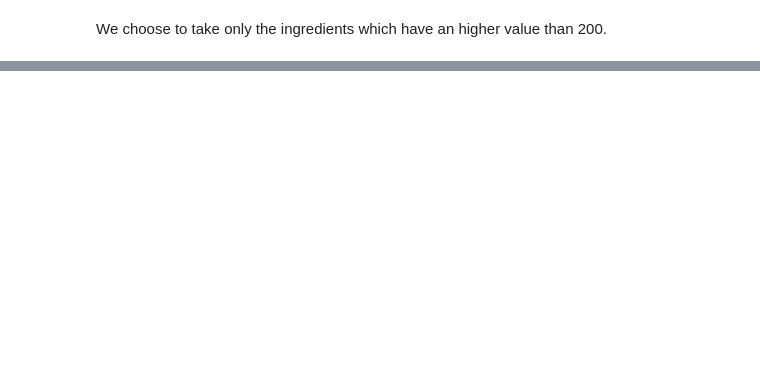
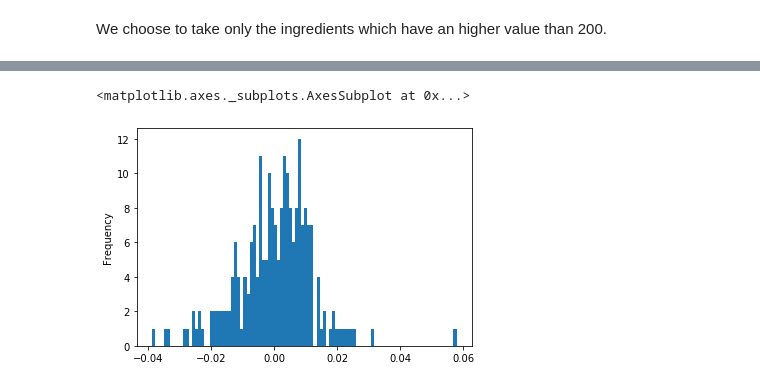
Before and after one commit to lautenba/ADA_pADAwan_Project, a Jupyter notebook: project.ipynb, the cells around one changed output, grey strips where cells are left out. Cells and saved outputs as stored; diff of their text form; code cells hidden in the pictures; blank space fills up the shorter version.

```diff
--- a/project-Marco.ipynb
+++ b/project.ipynb
@@ -462,9 +374,9 @@ recipe_data
 # %%
-Ranking_ingredients_dataframe = pd.DataFrame(columns =['Ranking'] + [a for a in AcceptedList_Ingredients])
 nbVariables = len(AcceptedList_Ingredients) + 1
-New_Line = pd.Series(np.zeros((nbVariables,)), index=['Ranking'] + [a for a in AcceptedList_Ingredients])
+nbDataPoints = recipe_data.shape[0]
+Ranking_ingredients_dataframe = pd.DataFrame(0, index=np.arange(0,nbDataPoints), columns =['Ranking'] + [a for a in AcceptedList_Ingredients])
+
 for f in range(len(recipe_data['Ranking'])):
-    Ranking_ingredients_dataframe = Ranking_ingredients_dataframe.append(New_Line,ignore_index=True)
     Ranking_ingredients_dataframe['Ranking'].iloc[f] = recipe_data['Ranking'].iloc[f]
     number_of_ingredients = len(recipe_data['Ingredients'].iloc[f])
     weight = 0
@@ -483,14 +402,0 @@ Ranking_ingredients_dataframe.corr()[0]
-# %%
-nbVariables = len(AcceptedList_Ingredients) + 1
-nbDataPoints = recipe_data.shape[0]
-Ranking_ingredients_dataframe = pd.DataFrame(0, index= np.arange(0:nbDataPoints), columns =['Ranking'] + [a for a in AcceptedList_Ingredients])
-
-for f in range(len(recipe_data['Ranking'])):
-    Ranking_ingredients_dataframe = Ranking_ingredients_dataframe.append(New_Line,ignore_index=True)
-    Ranking_ingredients_dataframe['Ranking'].iloc[f] = recipe_data['Ranking'].iloc[f]
-    number_of_ingredients = len(recipe_data['Ingredients'].iloc[f])
-    weight = 0
-    if number_of_ingredients != 0:
-        weight = 1/number_of_ingredients
-    for i in recipe_data['Ingredients'].iloc[f]:
-        Ranking_ingredients_dataframe[i].iloc[f] = weight
@@ -589,0 +405,4 @@ carrot
+# %%
+Ranking_ingredients_dataframe['Ranking'] = np.array([float(x) for x in Ranking_ingredients_dataframe['Ranking'].values])
+corrMatrix = Ranking_ingredients_dataframe.corr()
+corrMatrix
@@ -589,0 +423,7 @@ carrot
+# %%
+# illustration of the correlation between each variable and the ranking
+variableToRankingCorr = corrMatrix.iloc[0].drop('Ranking')
+variableToRankingCorr.plot.hist(bins=100)
+# %% [output]
+<matplotlib.axes._subplots.AxesSubplot at 0x...>
+[figure, added]
```
Also changed, not shown: parts of 30 cells of this notebook, 2 other files.
